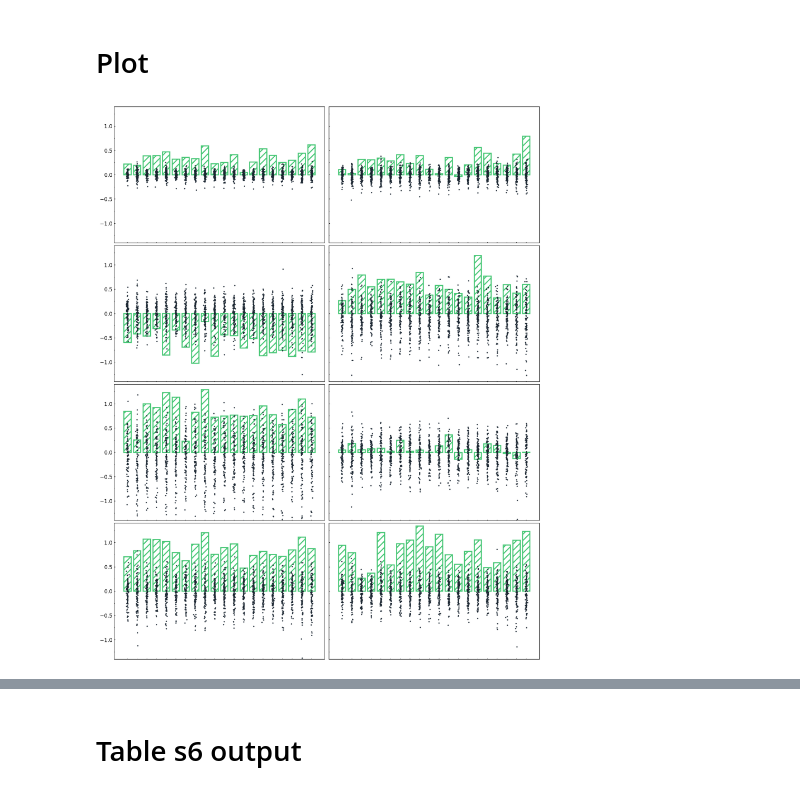
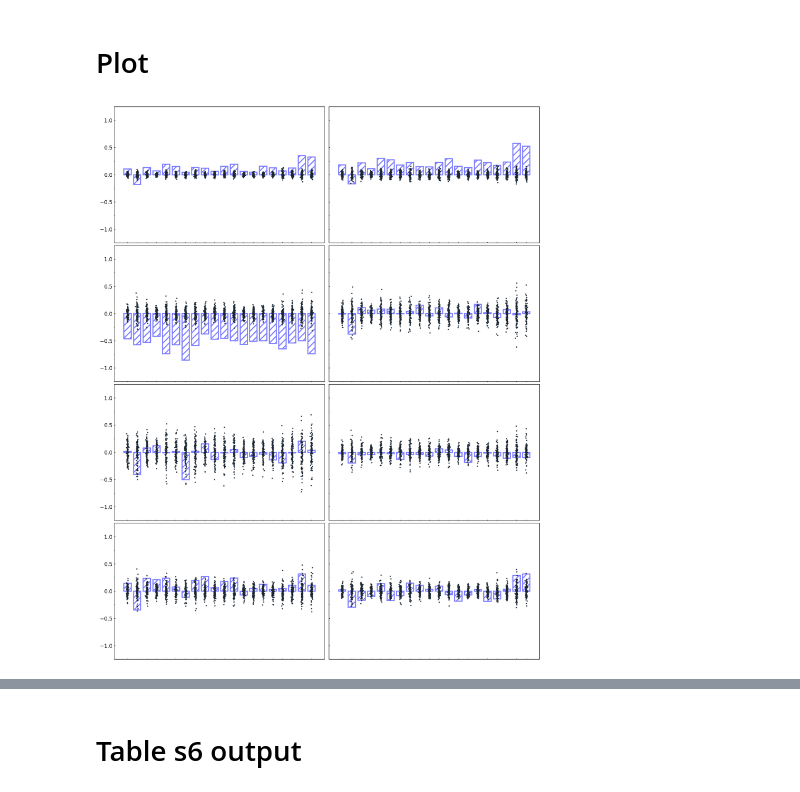
Before and after one commit to allmwh/the_return_of_the_rings, a Jupyter notebook: fig1b.ipynb, the cells around one changed output, grey strips where cells are left out. Cells and saved outputs as stored; diff of their text form; code cells hidden in the pictures.

```diff
--- a/fig1b.ipynb
+++ b/fig1b.ipynb
@@ -16,7 +16,7 @@ from function.seqfilter import SeqFilter
 # Param
 # %%
 #####CHANGE HERE#####
-algorithm = "fidpnn" #VLXT, VSL2, VL3-BA, fidpnn
+algorithm = "VL3-BA" #VLXT, VSL2, VL3-BA, fidpnn
 #####CHANGE HERE#####
 # %%
 aa_sort = ["A", "C", "D", "E", "F", "G", "H", "I", "K", "L", "M", "N", "P", "Q", "R", "S", "T", "V", "W", "Y"]
@@ -24,9 +24,11 @@ protein_subset = ["rbp", "mrbp", "trbp", "snrbp", "snorbp", "ncrbp", "rrbp", "ri
 random_seed = 42 #or None
 sample_times = 100
 
+length_filter = False
 disorder_filter_length = 40
 order_filter_length = 10
 
+
 table_s2tos5_path = Path('./output/table_s2~s5')
 table_s6_path = Path('./output/table_s6')
 # %% [markdown]
@@ -74,7 +76,9 @@ def aa_content(df):
 
         #過濾od_ident長度
         od_ident = row['od_ident']
-        od_ident = seqfilter.length_filter_by_od_ident(od_ident, disorder_filter_length, order_filter_length)
+
+        if length_filter:
+            od_ident = seqfilter.length_filter_by_od_ident(od_ident, disorder_filter_length, order_filter_length)
 
 
         #過濾序列長度
@@ -207,34 +195,36 @@ for i in protein_subset:
 def plot(subset, subplot):
     noise = np.random.normal(0, 0.05, (output[subset]["human_sample"].shape))
     for index, i in enumerate(output[subset]["human_sample"]):
         subplot.scatter(X + noise[index], i, color=(0.105, 0.149, 0.192, 0.8), s=2.5, zorder=10)
-    subplot.bar(X, output[subset]["population"][0], width=0.75, tick_label=aa_sort, zorder=0, color="white", hatch="//", linewidth=2, edgecolor="#48c776",)
-    subplot.set_ylim(-1.4,1.4)
+    subplot.bar(X, output[subset]["population"][0], width=0.75, tick_label=aa_sort, zorder=0, color="white", hatch="//", linewidth=2, edgecolor="#7d7dff",)
+    subplot.set_ylim(-1.25,1.25)
 
     subplot.axes.xaxis.set_ticklabels([])
 
     subplot.tick_params(which='major', axis="x",direction="in", length=1)
     subplot.tick_params(which='minor', axis="x",direction="in", length=1)
     subplot.tick_params(which='major', axis="y",direction="in", length=2)
     subplot.tick_params(which='minor', axis="y",direction="in", length=1)
 
     subplot.yaxis.set_major_locator(MultipleLocator(0.5))
     subplot.yaxis.set_minor_locator(MultipleLocator(0.25))
 
 
 mpl.rcParams["hatch.linewidth"] = 2
 f, ((a0, a1), (a2, a3), (a4, a5), (a6, a7)) = plt.subplots(4, 2, sharex=True, sharey=True, figsize=(12, 15), dpi=200)
 X = np.arange(len(aa_sort))
 
 for subset, subplot in zip(protein_subset,[a0,a1,a2,a3,a4,a5,a6,a7]):
     plot(subset, subplot)
 
 
 plt.tight_layout()
 plt.subplots_adjust(wspace=0.02, hspace=0.02)
 
-figure_1b_path = Path("/home/wenlin/tmp/fig1b")
+figure_1b_path = Path("/home/wenlin/tmp")
 output_path = figure_1b_path / "fig1b_{}.svg".format(algorithm)
 f.savefig(output_path)
+output_path = figure_1b_path / "fig1b_{}.png".format(algorithm)
+f.savefig(output_path)
 # %% [output]
-[figure, old version]
+[figure, new version]
```
Also changed, not shown: parts of 4 cells of this notebook, 9 other files.
